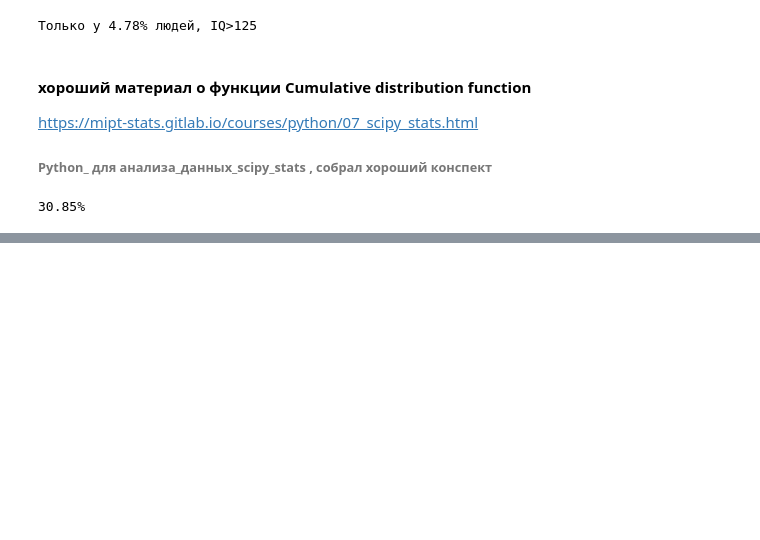
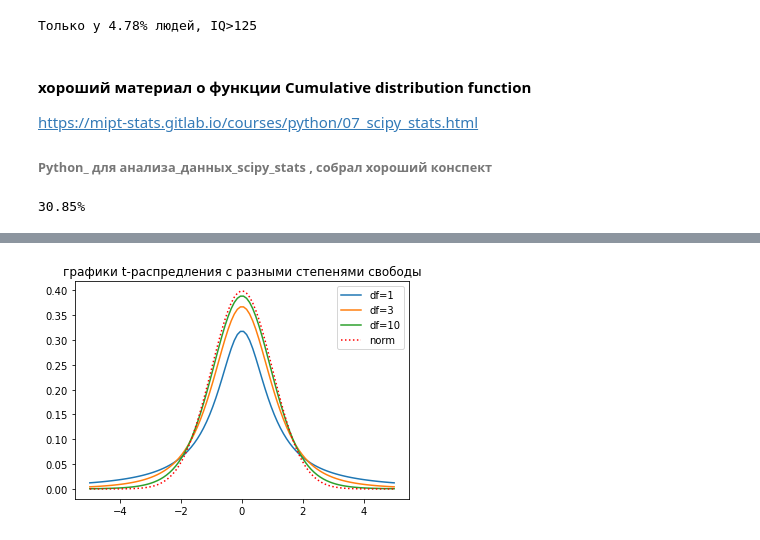
Before and after one commit to MaksimOsokin/training_in_pandas, a Jupyter notebook: tasks_from_the_course/Статистика_конспект.ipynb, the cells around one changed output, grey strips where cells are left out. Saved outputs shown, nothing was run; the diff lists cells and outputs as text; code cells hidden in the pictures; blank space fills up the shorter version.

```diff
--- a/tasks_from_the_course/Статистика_конспект.ipynb
+++ b/tasks_from_the_course/Статистика_конспект.ipynb
@@ -542,0 +940,21 @@ print(f'{round(probability_of_point*100, 2)}%')
+# %%
+'''График снизу показывает, как меняется форма распределения при увеличение количества степеней свободы.
+А также показывает приближение t-распредееления к нормальному по мере увеличения степеней свободы.'''
+from scipy.stats import t, norm
+import numpy as np
+import matplotlib.pyplot as plt
+
+
+x = np.linspace(-5, 5, 100)
+y1, y2, y3 = t.pdf(x, df=1), t.pdf(x, df=3), t.pdf(x, df=10)
+y4 = norm.pdf(x)
+
+plt.title('графики t-распредления с разными степенями свободы')
+plt.plot(x, y1)
+plt.plot(x, y2)
+plt.plot(x, y3)
+plt.plot(x, y4, 'r:')
+plt.legend(('df=1', 'df=3', 'df=10', 'norm'))
+plt.show()
+# %% [output]
+[figure, added]
```
Also changed, not shown: parts of 54 cells of this notebook.
